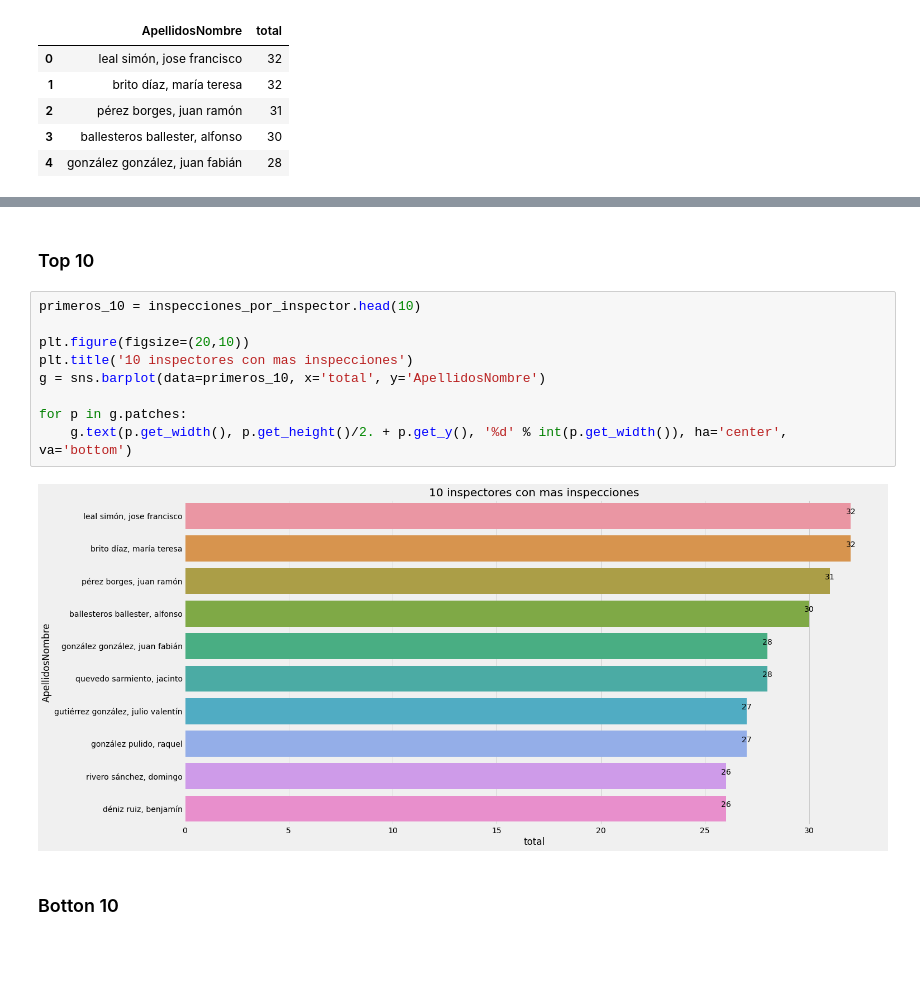
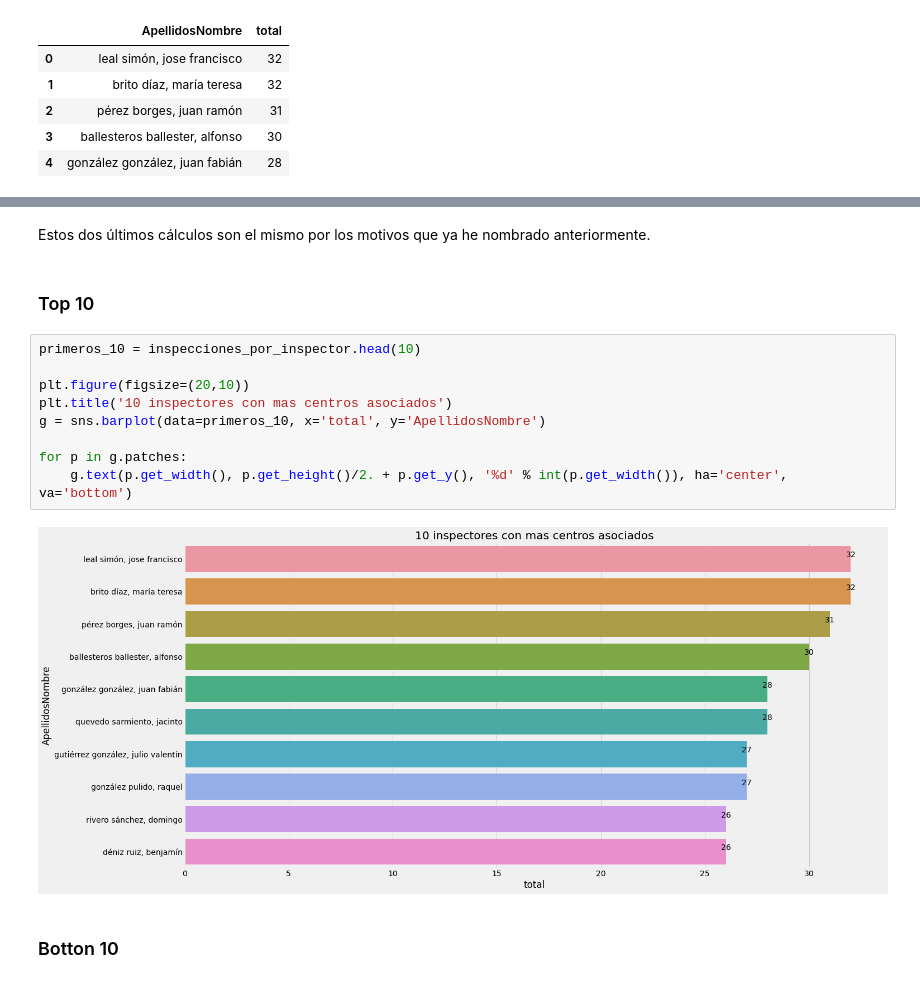
Before and after one commit to CrisKrus/kaggle, a Jupyter notebook: 05-open-data/inspecciones/open-data-canarias-inspecciones.ipynb, the cells around one changed output, grey strips where cells are left out. Drawn from its saved outputs; the diff is of its cells as text; blank space fills up the shorter version.

Commit message:
update inspecciones notebook

```diff
--- a/05-open-data/inspecciones/open-data-canarias-inspecciones.ipynb
+++ b/05-open-data/inspecciones/open-data-canarias-inspecciones.ipynb
@@ -137,16 +192,18 @@ inspecciones_por_inspector.head()
+# %% [markdown]
+Estos dos últimos cálculos son el mismo por los motivos que ya he nombrado anteriormente.
 # %% [markdown]
 ### Top 10
 # %%
 primeros_10 = inspecciones_por_inspector.head(10)
 
 plt.figure(figsize=(20,10))
-plt.title('10 inspectores con mas inspecciones')
+plt.title('10 inspectores con mas centros asociados')
 g = sns.barplot(data=primeros_10, x='total', y='ApellidosNombre')
 
 for p in g.patches:
     g.text(p.get_width(), p.get_height()/2. + p.get_y(), '%d' % int(p.get_width()), ha='center', va='bottom')
 # %% [output]
-[figure, old version]
+[figure, new version]
 # %% [markdown]
 ### Botton 10
 # %%
```
Also changed, not shown: parts of 10 cells of this notebook, 3 other files.
